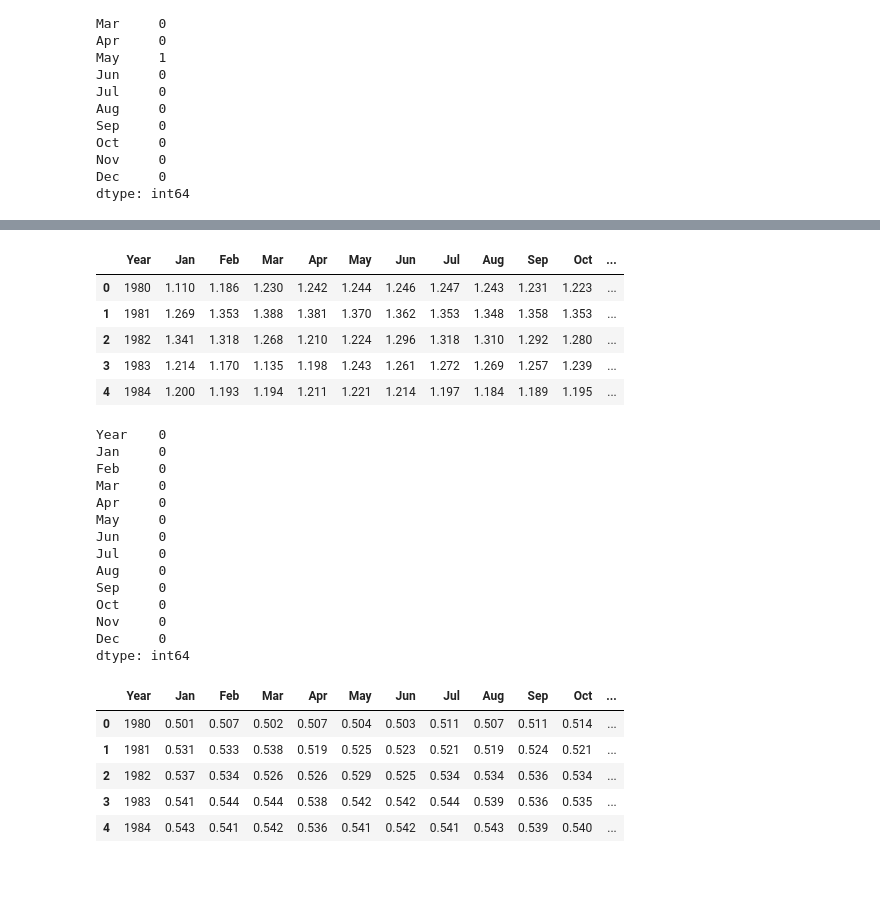
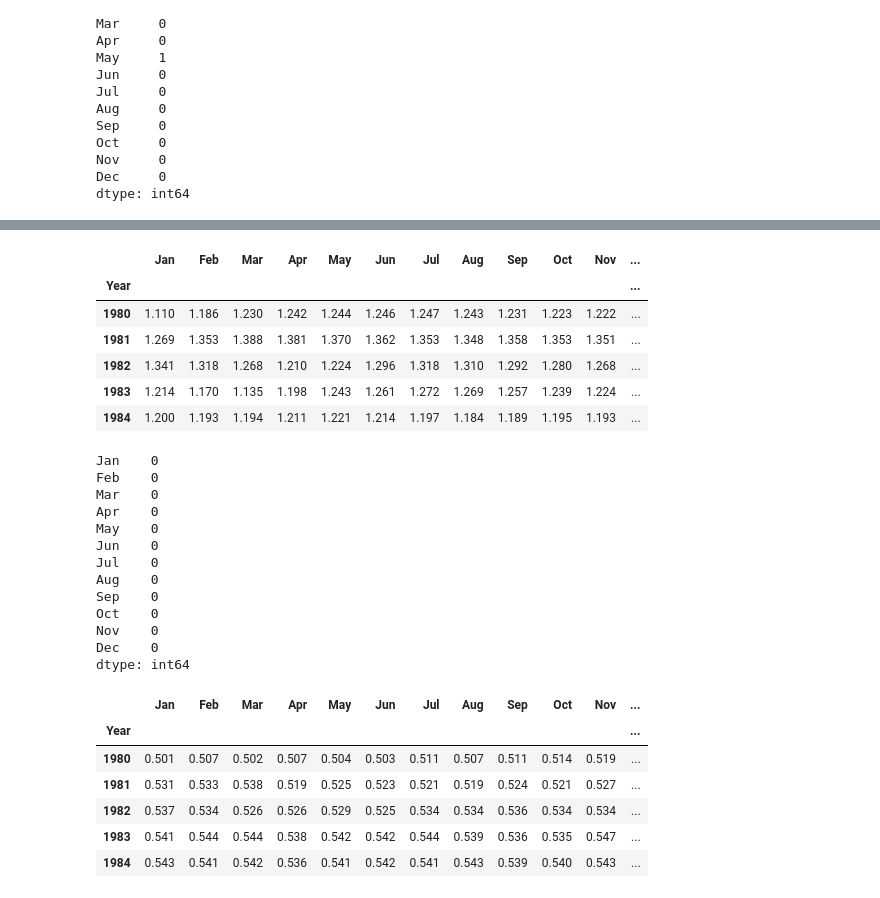
Before and after one commit to realminhnguyen/Project_1, a Jupyter notebook: project_1.ipynb, the cells around one changed output, grey strips where cells are left out. Cells and saved outputs as stored; diff of their text form; code cells hidden in the pictures.

```diff
--- a/project_1.ipynb
+++ b/project_1.ipynb
@@ -293,42 +317,45 @@ dtype: int64
 # %%
 #Read gasoline_data
 gasoline_df = pd.read_csv(gasoline_data)
+gasoline_df.set_index('Year', inplace=True)
 gasoline_df.head()
 # %% [output]
-|  | Year | Jan | Feb | Mar | Apr | May | Jun | Jul | Aug | Sep | Oct | ... |
-| 0 | 1980 | 1.110 | 1.186 | 1.230 | 1.242 | 1.244 | 1.246 | 1.247 | 1.243 | 1.231 | 1.223 | ... |
-| 1 | 1981 | 1.269 | 1.353 | 1.388 | 1.381 | 1.370 | 1.362 | 1.353 | 1.348 | 1.358 | 1.353 | ... |
-| 2 | 1982 | 1.341 | 1.318 | 1.268 | 1.210 | 1.224 | 1.296 | 1.318 | 1.310 | 1.292 | 1.280 | ... |
-| 3 | 1983 | 1.214 | 1.170 | 1.135 | 1.198 | 1.243 | 1.261 | 1.272 | 1.269 | 1.257 | 1.239 | ... |
-| 4 | 1984 | 1.200 | 1.193 | 1.194 | 1.211 | 1.221 | 1.214 | 1.197 | 1.184 | 1.189 | 1.195 | ... |
+|  | Jan | Feb | Mar | Apr | May | Jun | Jul | Aug | Sep | Oct | Nov | ... |
+| Year |  |  |  |  |  |  |  |  |  |  |  | ... |
+| 1980 | 1.110 | 1.186 | 1.230 | 1.242 | 1.244 | 1.246 | 1.247 | 1.243 | 1.231 | 1.223 | 1.222 | ... |
+| 1981 | 1.269 | 1.353 | 1.388 | 1.381 | 1.370 | 1.362 | 1.353 | 1.348 | 1.358 | 1.353 | 1.351 | ... |
+| 1982 | 1.341 | 1.318 | 1.268 | 1.210 | 1.224 | 1.296 | 1.318 | 1.310 | 1.292 | 1.280 | 1.268 | ... |
+| 1983 | 1.214 | 1.170 | 1.135 | 1.198 | 1.243 | 1.261 | 1.272 | 1.269 | 1.257 | 1.239 | 1.224 | ... |
+| 1984 | 1.200 | 1.193 | 1.194 | 1.211 | 1.221 | 1.214 | 1.197 | 1.184 | 1.189 | 1.195 | 1.193 | ... |
 # %%
 gasoline_df.isnull().sum()
 # %% [output]
-Year    0
-Jan     0
-Feb     0
-Mar     0
-Apr     0
-May     0
-Jun     0
-Jul     0
-Aug     0
-Sep     0
-Oct     0
-Nov     0
-Dec     0
+Jan    0
+Feb    0
+Mar    0
+Apr    0
+May    0
+Jun    0
+Jul    0
+Aug    0
+Sep    0
+Oct    0
+Nov    0
+Dec    0
 dtype: int64
 # %%
 #Read bread_data
 bread_df = pd.read_csv(bread_data)
+bread_df.set_index('Year', inplace=True)
 bread_df.head()
 # %% [output]
-|  | Year | Jan | Feb | Mar | Apr | May | Jun | Jul | Aug | Sep | Oct | ... |
-| 0 | 1980 | 0.501 | 0.507 | 0.502 | 0.507 | 0.504 | 0.503 | 0.511 | 0.507 | 0.511 | 0.514 | ... |
-| 1 | 1981 | 0.531 | 0.533 | 0.538 | 0.519 | 0.525 | 0.523 | 0.521 | 0.519 | 0.524 | 0.521 | ... |
-| 2 | 1982 | 0.537 | 0.534 | 0.526 | 0.526 | 0.529 | 0.525 | 0.534 | 0.534 | 0.536 | 0.534 | ... |
-| 3 | 1983 | 0.541 | 0.544 | 0.544 | 0.538 | 0.542 | 0.542 | 0.544 | 0.539 | 0.536 | 0.535 | ... |
-| 4 | 1984 | 0.543 | 0.541 | 0.542 | 0.536 | 0.541 | 0.542 | 0.541 | 0.543 | 0.539 | 0.540 | ... |
+|  | Jan | Feb | Mar | Apr | May | Jun | Jul | Aug | Sep | Oct | Nov | ... |
+| Year |  |  |  |  |  |  |  |  |  |  |  | ... |
+| 1980 | 0.501 | 0.507 | 0.502 | 0.507 | 0.504 | 0.503 | 0.511 | 0.507 | 0.511 | 0.514 | 0.519 | ... |
+| 1981 | 0.531 | 0.533 | 0.538 | 0.519 | 0.525 | 0.523 | 0.521 | 0.519 | 0.524 | 0.521 | 0.527 | ... |
+| 1982 | 0.537 | 0.534 | 0.526 | 0.526 | 0.529 | 0.525 | 0.534 | 0.534 | 0.536 | 0.534 | 0.534 | ... |
+| 1983 | 0.541 | 0.544 | 0.544 | 0.538 | 0.542 | 0.542 | 0.544 | 0.539 | 0.536 | 0.535 | 0.547 | ... |
+| 1984 | 0.543 | 0.541 | 0.542 | 0.536 | 0.541 | 0.542 | 0.541 | 0.543 | 0.539 | 0.540 | 0.543 | ... |
 # %%
 bread_df.isnull().sum()
 # %% [output]
```
Also changed, not shown: parts of 15 cells of this notebook.
